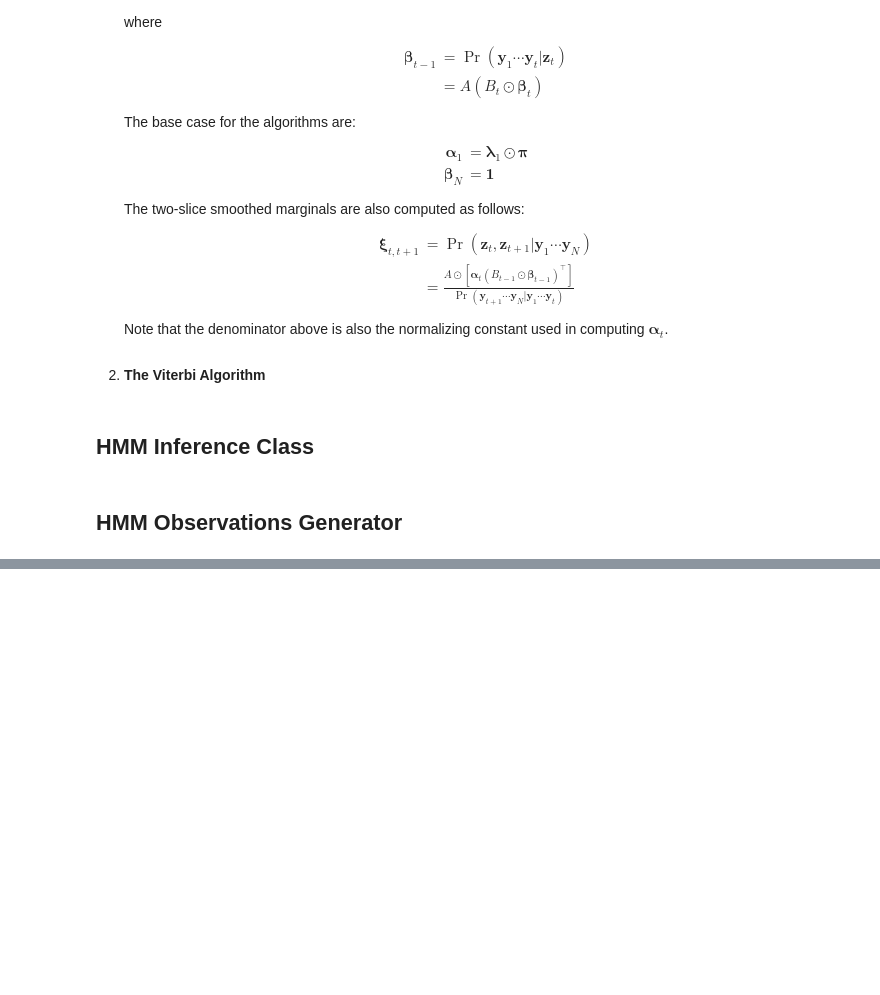
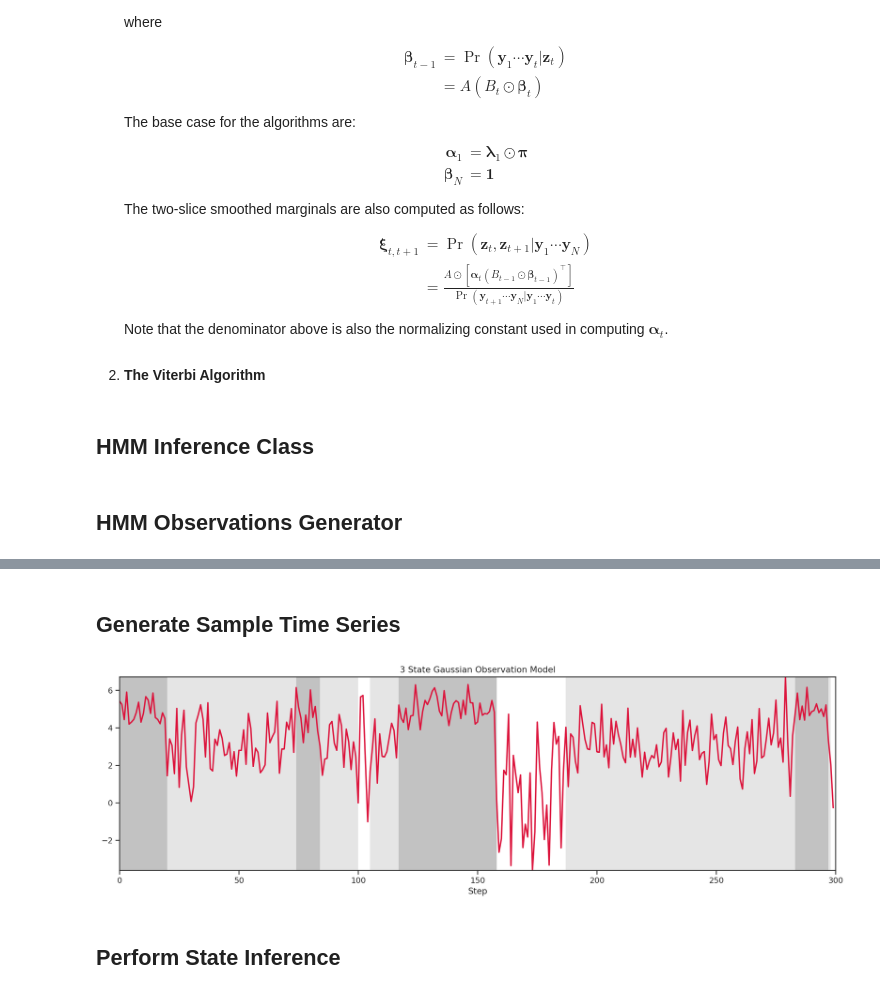
Before and after one commit to CorpuzKB/PML-Advance-Topics-notebooks, a Jupyter notebook: HMM_Inference__TensorFlow.ipynb, the cells around one changed output, grey strips where cells are left out. Saved outputs shown, nothing was run; the diff lists cells and outputs as text; code cells hidden in the pictures; blank space fills up the shorter version.

```diff
--- a/HMM_Inference__TensorFlow.ipynb
+++ b/HMM_Inference__TensorFlow.ipynb
@@ -296,0 +228,20 @@ plt.show()
+# %%
+num_states = 3
+initial_distribution = tf.fill([num_states, 1], 1/num_states)
+
+transition_distribution = tf.constant([
+    [0.95, 0.025, 0.025],
+    [0.025, 0.95, 0.025],
+    [0.025, 0.025, 0.95]
+])
+emission_params = [
+    [1.0, 3.0, 5.0],
+    [2.6, 1.2, 0.71]
+]
+
+emission_distribution = lambda arg: tfd.Normal(loc=arg[0], scale=arg[1])
+
+fig, axes = plt.subplots(figsize=(5, 5))
+sns.heatmap(transition_distribution, annot=True, linewidth=.5, ax=axes, cbar=False)
+axes.set(xlabel='$z_{t}$', ylabel='$z_{t-1}$', title='Transition Matrix')
+plt.show()
@@ -296,0 +250,14 @@ plt.show()
+# %% [markdown]
+## Generate Sample Time Series
+# %%
+num_batches = 1
+num_steps = 300
+true_states, observations = HMM_Generator(transition_distribution, emission_distribution, emission_params, initial_distribution, num_steps, num_batches)
+plt.figure(figsize=(18, 5))
+plt.imshow(true_states[None, 0, :, 0], extent=(0, num_steps, np.min(observations[0]), np.max(observations[0])), cmap='Greys', alpha=0.24, aspect='auto')
+plt.plot(observations[0], color="crimson", linewidth=2)
+plt.title("{} State Gaussian Observation Model".format(num_states));  plt.xlabel('Step'); plt.show()
+# %% [output]
+[figure, added]
+# %% [markdown]
+## Perform State Inference
```
Also changed, not shown: parts of 40 cells of this notebook.
